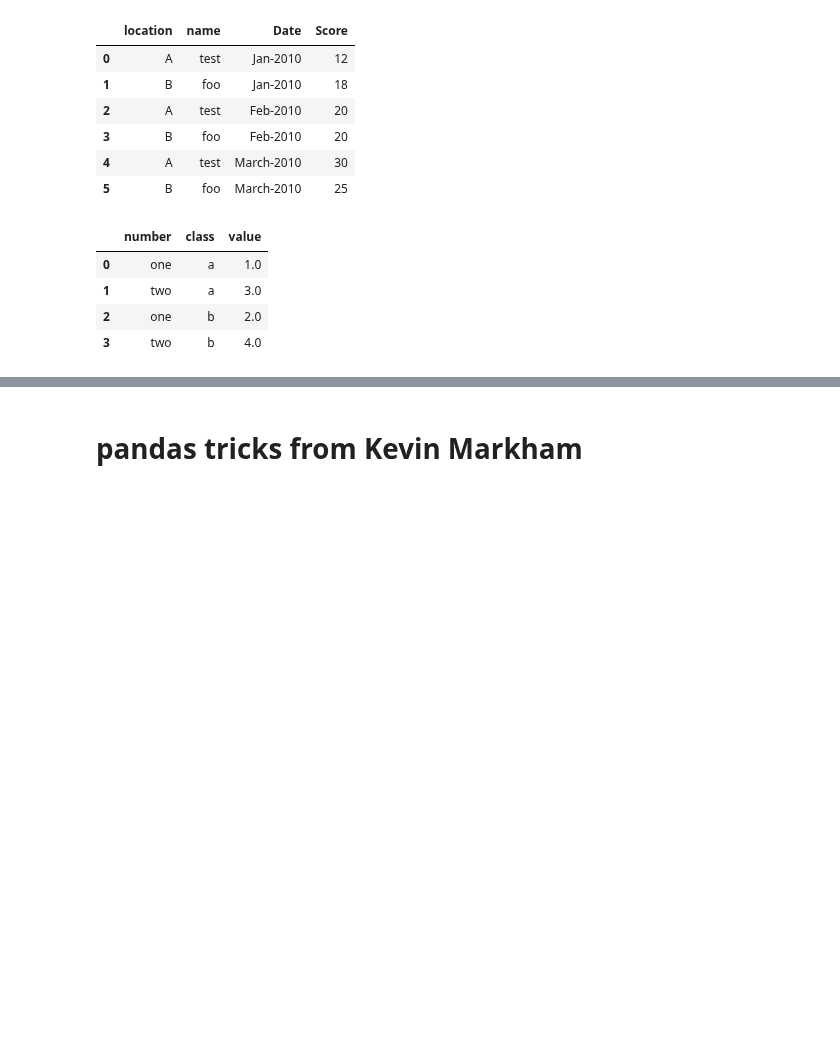
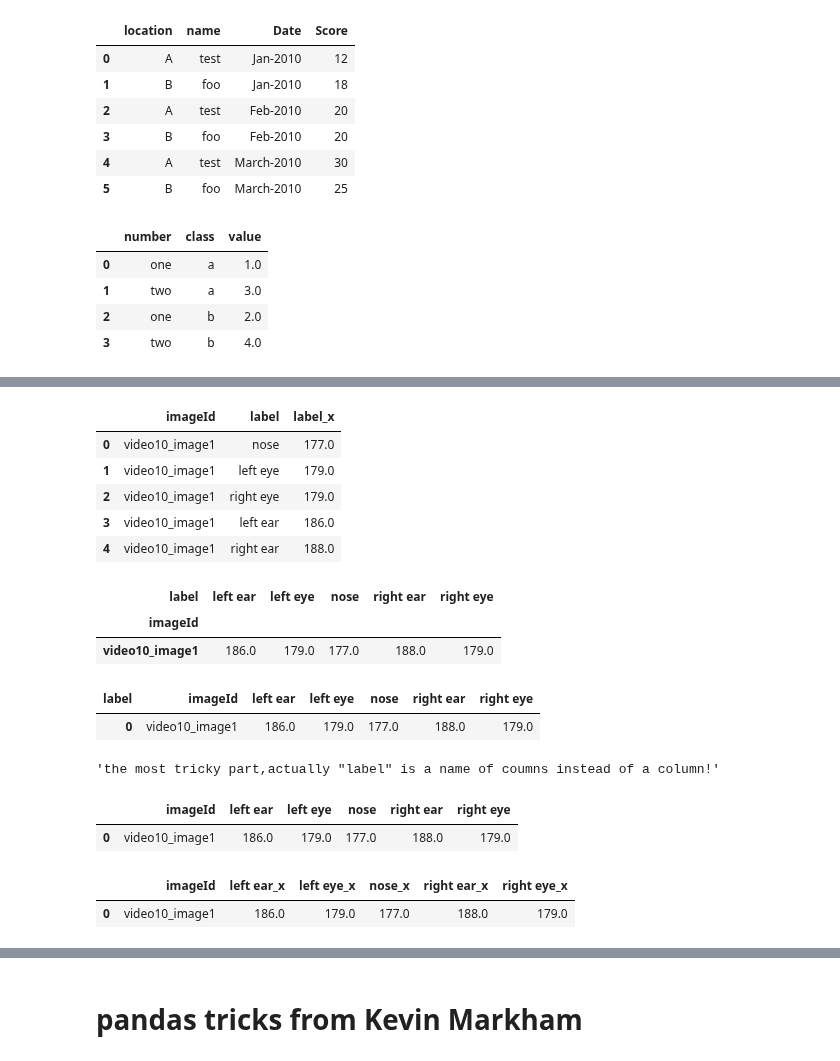
Before and after one commit to YLTsai0609/pandas_101, a Jupyter notebook: Solution.ipynb, the cells around one changed output, grey strips where cells are left out. Saved outputs shown, nothing was run; the diff lists cells and outputs as text; code cells hidden in the pictures; blank space fills up the shorter version.

```diff
--- a/Solution.ipynb
+++ b/Solution.ipynb
@@ -1703,0 +1709,39 @@ df
+# %%
+# 5
+# need expand data in your df into columns?
+# pivot -> reset_index() ->  columns.name = None
+df = pd.DataFrame({
+                   'imageId':['video10_image1','video10_image1','video10_image1',
+                              'video10_image1','video10_image1'],
+                   'label':['nose','left eye','right eye','left ear', 'right ear'],
+                   'label_x':[177.0, 179.0, 179.0, 186.0, 188.0]
+                  })
+pivot = df.pivot(index='imageId',columns='label', values='label_x')
+pivot_getIdx = pivot.reset_index()
+display(df,
+       pivot,
+       pivot_getIdx)
+pivot_getIdx.columns.name = None
+display('the most tricky part,actually "label" is a name of coumns instead of a column!',
+        pivot_getIdx)
+# More Readable -> add suffix
+pivotMoreReadable = df.pivot(index='imageId',columns='label', values='label_x').add_suffix('_x').reset_index()
+pivotMoreReadable.columns.name = None
+display(pivotMoreReadable)
+# %% [output]
+|  | imageId | label | label_x |
+| 0 | video10_image1 | nose | 177.0 |
+| 1 | video10_image1 | left eye | 179.0 |
+| 2 | video10_image1 | right eye | 179.0 |
+| 3 | video10_image1 | left ear | 186.0 |
+| 4 | video10_image1 | right ear | 188.0 |
+| label | left ear | left eye | nose | right ear | right eye |
+| imageId |  |  |  |  |  |
+| video10_image1 | 186.0 | 179.0 | 177.0 | 188.0 | 179.0 |
+| label | imageId | left ear | left eye | nose | right ear | right eye |
+| 0 | video10_image1 | 186.0 | 179.0 | 177.0 | 188.0 | 179.0 |
+'the most tricky part,actually "label" is a name of coumns instead of a column!'
+|  | imageId | left ear | left eye | nose | right ear | right eye |
+| 0 | video10_image1 | 186.0 | 179.0 | 177.0 | 188.0 | 179.0 |
+|  | imageId | left ear_x | left eye_x | nose_x | right ear_x | right eye_x |
+| 0 | video10_image1 | 186.0 | 179.0 | 177.0 | 188.0 | 179.0 |
```
Also changed, not shown: parts of 38 cells of this notebook, 12 other files.
